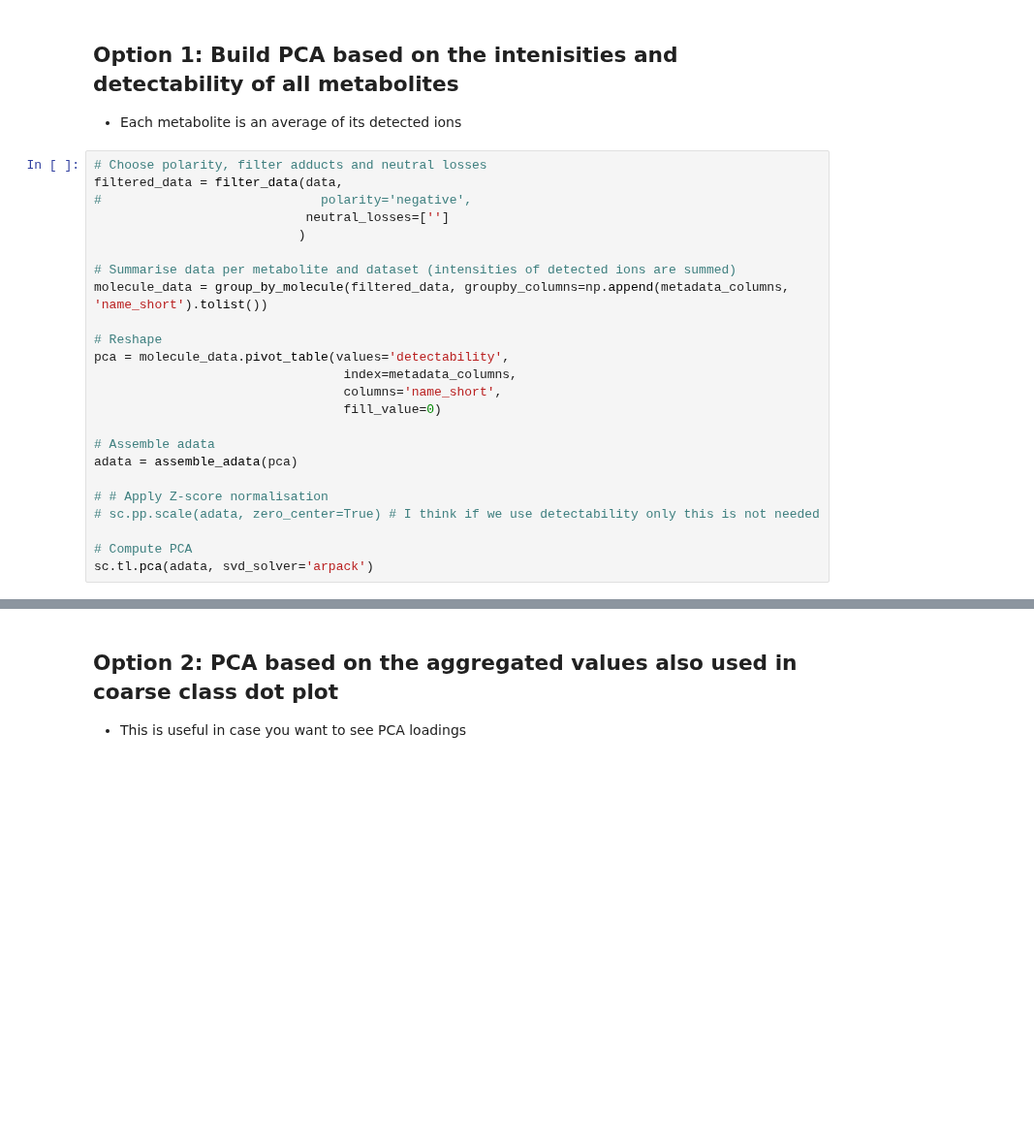
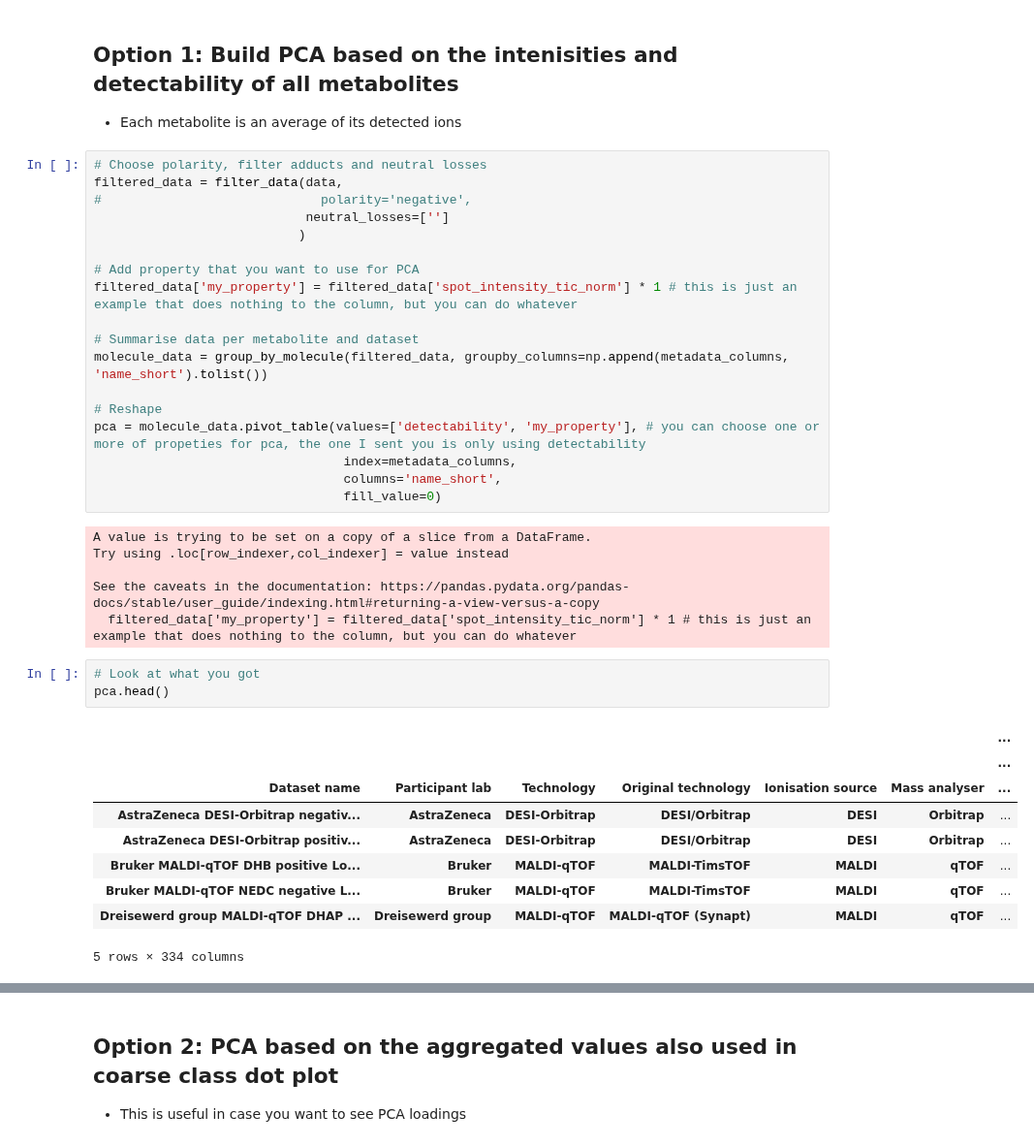
Before and after one commit to saharuka/metabolite_detectability, a Jupyter notebook: spotting/analysis/interlab/q2d_protocol_PCA_comparison-interlab.ipynb, the cells around one changed output, grey strips where cells are left out. Shown at 97% size. Drawn from its saved outputs; the diff is of its cells as text; blank space fills up the shorter version.

```diff
--- a/spotting/analysis/interlab/q2d_protocol_PCA_comparison-interlab.ipynb
+++ b/spotting/analysis/interlab/q2d_protocol_PCA_comparison-interlab.ipynb
@@ -154,20 +174,33 @@ filtered_data = filter_data(data,
                             neutral_losses=['']
                            )
 
-# Summarise data per metabolite and dataset (intensities of detected ions are summed)
+# Add property that you want to use for PCA
+filtered_data['my_property'] = filtered_data['spot_intensity_tic_norm'] * 1 # this is just an example that does nothing to the column, but you can do whatever
+
+# Summarise data per metabolite and dataset
 molecule_data = group_by_molecule(filtered_data, groupby_columns=np.append(metadata_columns, 'name_short').tolist())
 
 # Reshape
-pca = molecule_data.pivot_table(values='detectability',
+pca = molecule_data.pivot_table(values=['detectability', 'my_property'], # you can choose one or more of propeties for pca, the one I sent you is only using detectability
                                  index=metadata_columns,
                                  columns='name_short',
                                  fill_value=0)
-
-# Assemble adata
-adata = assemble_adata(pca)
-
-# # Apply Z-score normalisation
-# sc.pp.scale(adata, zero_center=True) # I think if we use detectability only this is not needed
-
-# Compute PCA
-sc.tl.pca(adata, svd_solver='arpack')
+# %% [output]
+A value is trying to be set on a copy of a slice from a DataFrame.
+Try using .loc[row_indexer,col_indexer] = value instead
+
+See the caveats in the documentation: https://pandas.pydata.org/pandas-docs/stable/user_guide/indexing.html#returning-a-view-versus-a-copy
+  filtered_data['my_property'] = filtered_data['spot_intensity_tic_norm'] * 1 # this is just an example that does nothing to the column, but you can do whatever
+# %%
+# Look at what you got
+pca.head()
+# %% [output]
+|  |  |  |  |  |  | ... |
+|  |  |  |  |  |  | ... |
+| Dataset name | Participant lab | Technology | Original technology | Ionisation source | Mass analyser | ... |
+| AstraZeneca DESI-Orbitrap negativ... | AstraZeneca | DESI-Orbitrap | DESI/Orbitrap | DESI | Orbitrap | ... |
+| AstraZeneca DESI-Orbitrap positiv... | AstraZeneca | DESI-Orbitrap | DESI/Orbitrap | DESI | Orbitrap | ... |
+| Bruker MALDI-qTOF DHB positive Lo... | Bruker | MALDI-qTOF | MALDI-TimsTOF | MALDI | qTOF | ... |
+| Bruker MALDI-qTOF NEDC negative L... | Bruker | MALDI-qTOF | MALDI-TimsTOF | MALDI | qTOF | ... |
+| Dreisewerd group MALDI-qTOF DHAP ... | Dreisewerd group | MALDI-qTOF | MALDI-qTOF (Synapt) | MALDI | qTOF | ... |
+5 rows × 334 columns
```
Also changed, not shown: parts of 11 cells of this notebook, 35 other files.
